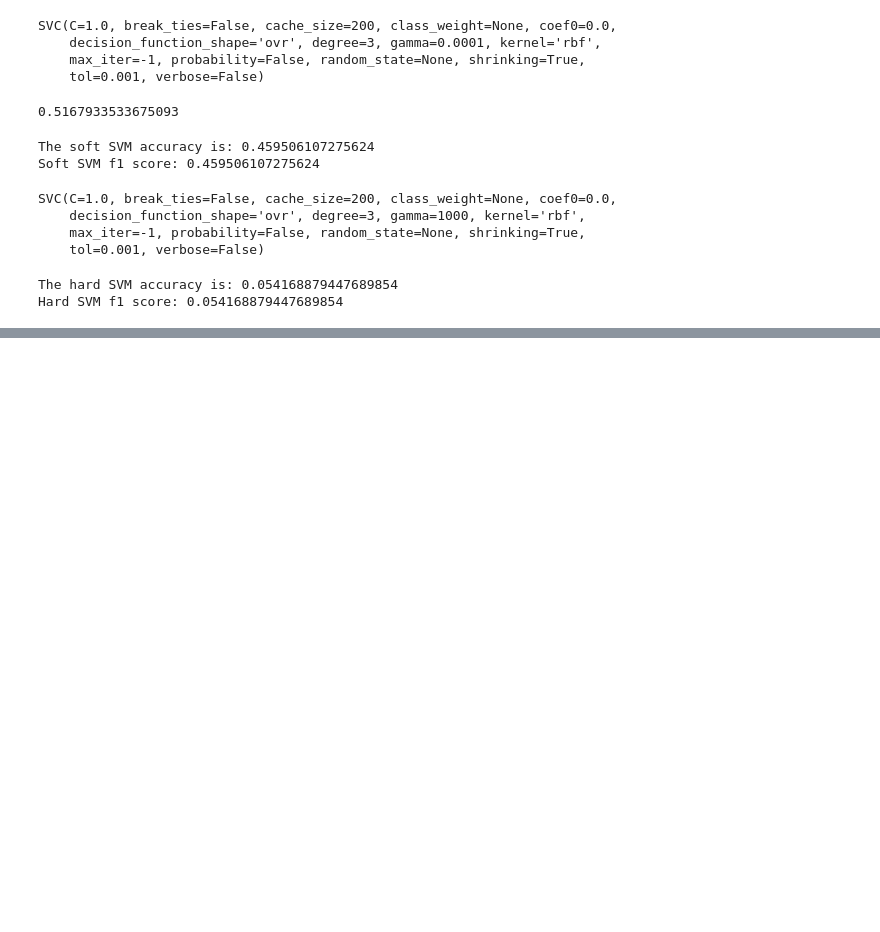
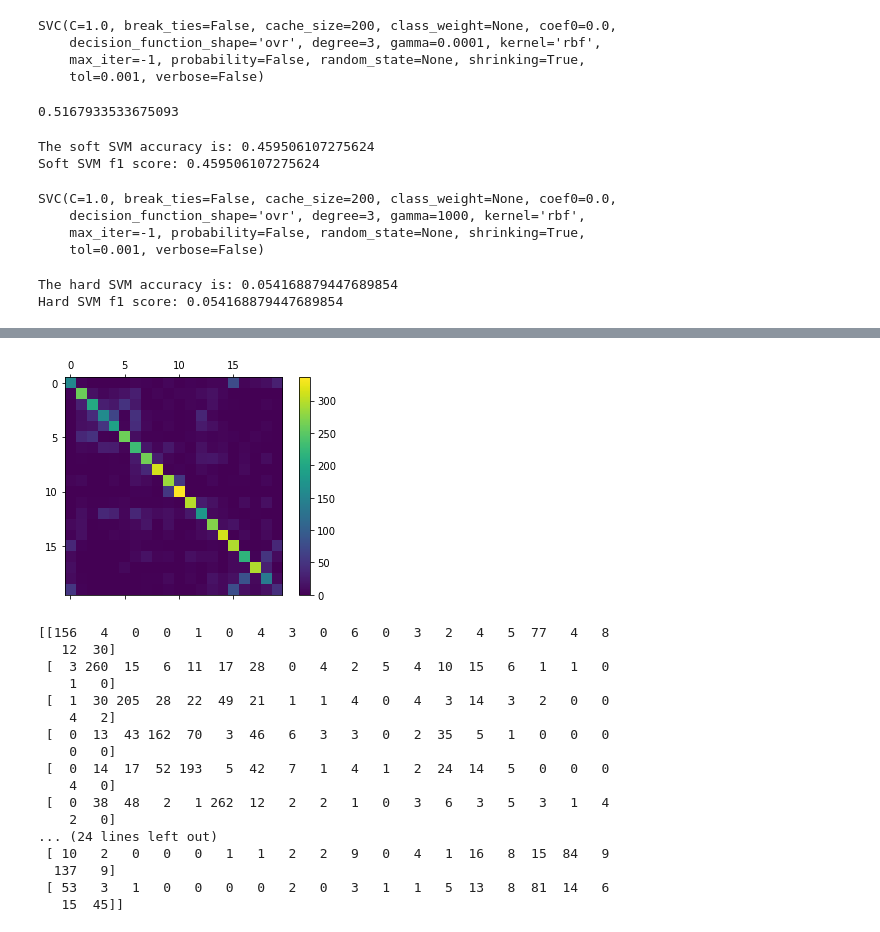
Before and after one commit to vkrishnamurthy11/UCLA-EE219, a Jupyter notebook: Project1/HW1.ipynb, the cells around one changed output, grey strips where cells are left out. Cells and saved outputs as stored; diff of their text form; code cells hidden in the pictures; blank space fills up the shorter version.

```diff
--- a/Project1/HW1.ipynb
+++ b/Project1/HW1.ipynb
@@ -260,3 +234,9 @@ best_predict = best_classifier.predict(Test_X)
 best_accuracy = best_classifier.score(Test_X, Test_Y)
 precision, recall, f1 = precision_score(Test_Y, best_predict, average='micro'), recall_score(Test_Y, best_predict, average='micro'), f1_score(Test_Y, best_predict, average='micro')
 fpr, tpr, thresholds = metrics.roc_curve(Test_Y, best_predict)
+# %%
+# Question 5
+from sklearn.linear_model import LogisticRegression
+
+logistic_model = LogisticRegression(C=1.0e15, max_iter=1000)
+logistic_model.fit(Train_X, Train_Y)
@@ -262,0 +256,23 @@ fpr, tpr, thresholds = metrics.roc_curve(Test_Y, best_predict)
+# %%
+print("Logistic regression test accuracy:", logistic_model.score(Test_X, Test_Y))
+print("Logistic regression train accuracy:", logistic_model.score(Train_X, Train_Y))
+
+Predicted_Y = logistic_model.predict(Test_X)
+precision = precision_score(Test_Y, Predicted_Y, average='micro')
+recall = recall_score(Test_Y, Predicted_Y, average='micro')
+f1 = f1_score(Test_Y, Predicted_Y, average='micro')
+
+print("Overall precision:", precision)
+print("Overall recall:", recall)
+print("Overall f1 score:", f1)
+print()
+
+for label in range(20):
+
+    precision = precision_score(Test_Y == label, Predicted_Y == label)
+    recall = recall_score(Test_Y == label, Predicted_Y == label)
+    f1 = f1_score(Test_Y == label, Predicted_Y == label)
+
+    print("Precision for label '{}':".format(target_names[label]), precision)
+    print("Recall for label '{}':".format(target_names[label]), recall)
+    print("f1 score for label '{}':".format(target_names[label]), f1)
@@ -262,0 +297,30 @@ fpr, tpr, thresholds = metrics.roc_curve(Test_Y, best_predict)
+# %%
+from sklearn.metrics import confusion_matrix
+conf_matrix = confusion_matrix(Test_Y, Predicted_Y)
+
+fig = plt.figure()
+ax = fig.add_subplot(111)
+cax = ax.matshow(conf_matrix)
+fig.colorbar(cax)
+plt.show()
+
+print(conf_matrix)
+# %% [output]
+[figure, added]
+[[156   4   0   0   1   0   4   3   0   6   0   3   2   4   5  77   4   8
+   12  30]
+ [  3 260  15   6  11  17  28   0   4   2   5   4  10  15   6   1   1   0
+    1   0]
+ [  1  30 205  28  22  49  21   1   1   4   0   4   3  14   3   2   0   0
+    4   2]
+ [  0  13  43 162  70   3  46   6   3   3   0   2  35   5   1   0   0   0
+    0   0]
+ [  0  14  17  52 193   5  42   7   1   4   1   2  24  14   5   0   0   0
+    4   0]
+ [  0  38  48   2   1 262  12   2   2   1   0   3   6   3   5   3   1   4
+    2   0]
+... (24 lines left out)
+ [ 10   2   0   0   0   1   1   2   2   9   0   4   1  16   8  15  84   9
+  137   9]
+ [ 53   3   1   0   0   0   0   2   0   3   1   1   5  13   8  81  14   6
+   15  45]]
```
Also changed, not shown: parts of 15 cells of this notebook, 3 other files.
